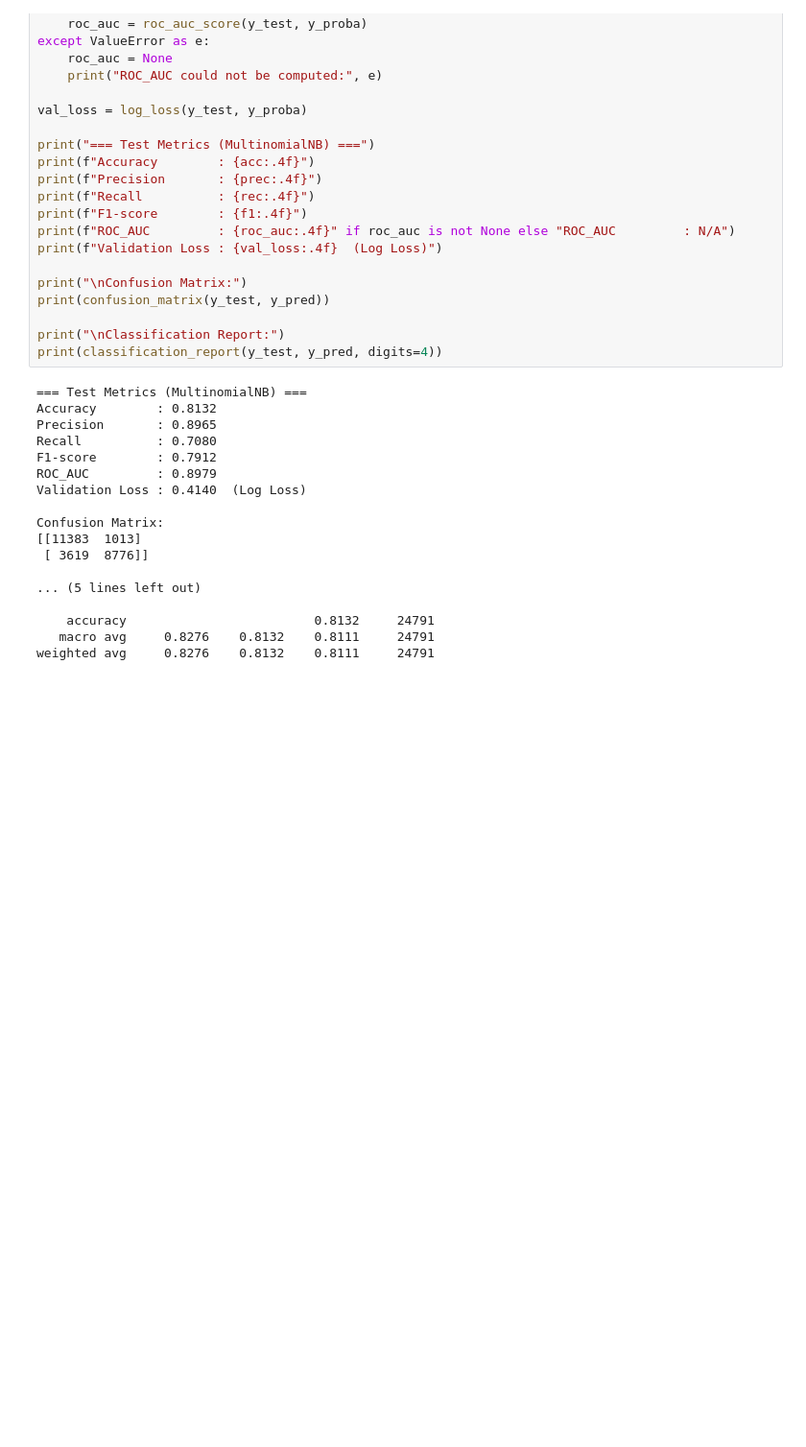
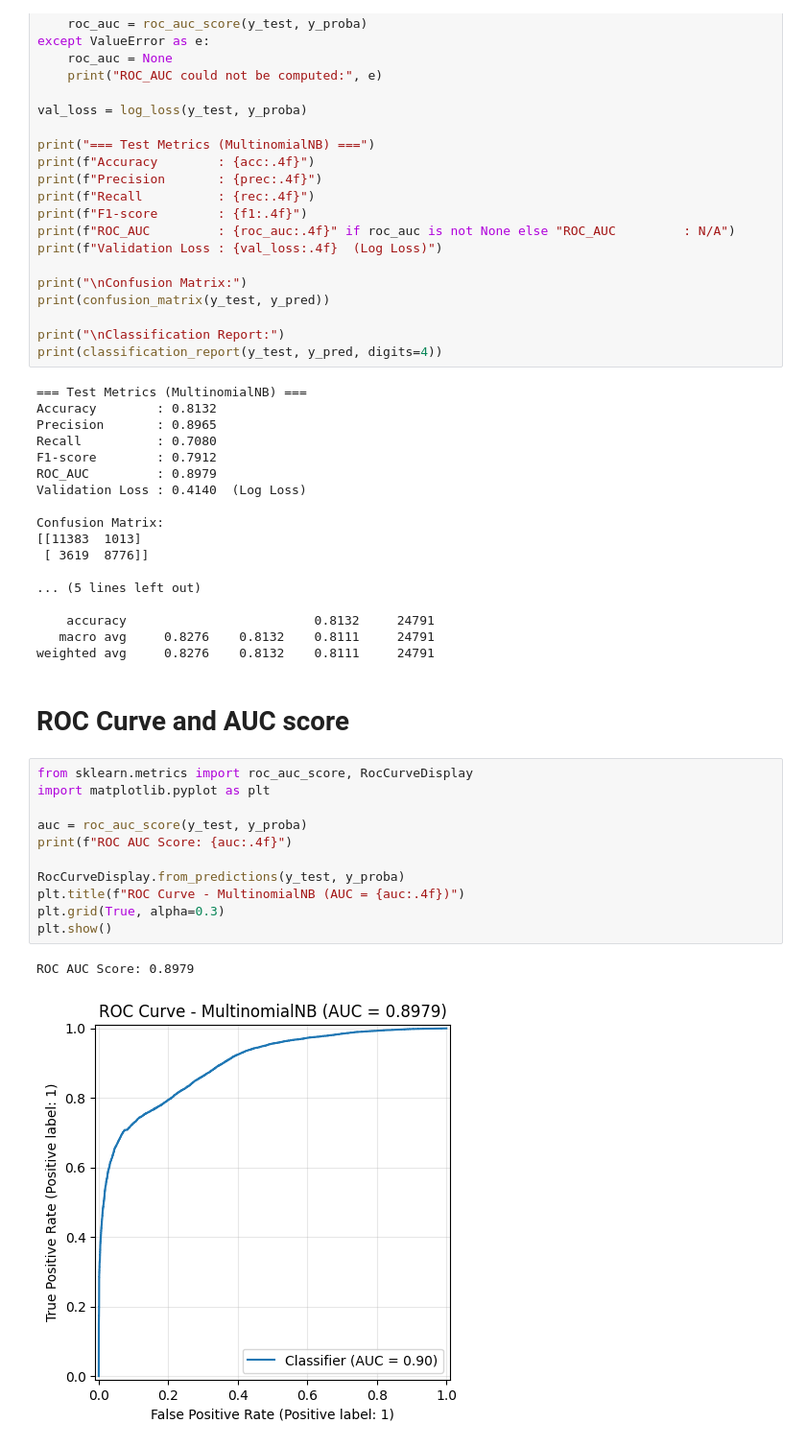
Before and after one commit to ThisalFernando/Fake-Real-News-Detection, a Jupyter notebook: Multinominal_Naive_Bayes.ipynb, the cells around one changed output. Shown at 96% size. Cells and saved outputs as stored; diff of their text form; blank space fills up the shorter version.

Commit message:
add ROC curve and AUC score output

```diff
--- a/Multinominal_Naive_Bayes.ipynb
+++ b/Multinominal_Naive_Bayes.ipynb
@@ -174,3 +187,19 @@ Confusion Matrix:
     accuracy                         0.8132     24791
    macro avg     0.8276    0.8132    0.8111     24791
 weighted avg     0.8276    0.8132    0.8111     24791
+# %% [markdown]
+# ROC Curve and AUC score
+# %%
+from sklearn.metrics import roc_auc_score, RocCurveDisplay
+import matplotlib.pyplot as plt
+
+auc = roc_auc_score(y_test, y_proba)
+print(f"ROC AUC Score: {auc:.4f}")
+
+RocCurveDisplay.from_predictions(y_test, y_proba)
+plt.title(f"ROC Curve - MultinomialNB (AUC = {auc:.4f})")
+plt.grid(True, alpha=0.3)
+plt.show()
+# %% [output]
+ROC AUC Score: 0.8979
+[figure, added]
```
Also changed, not shown: parts of 2 cells of this notebook.
